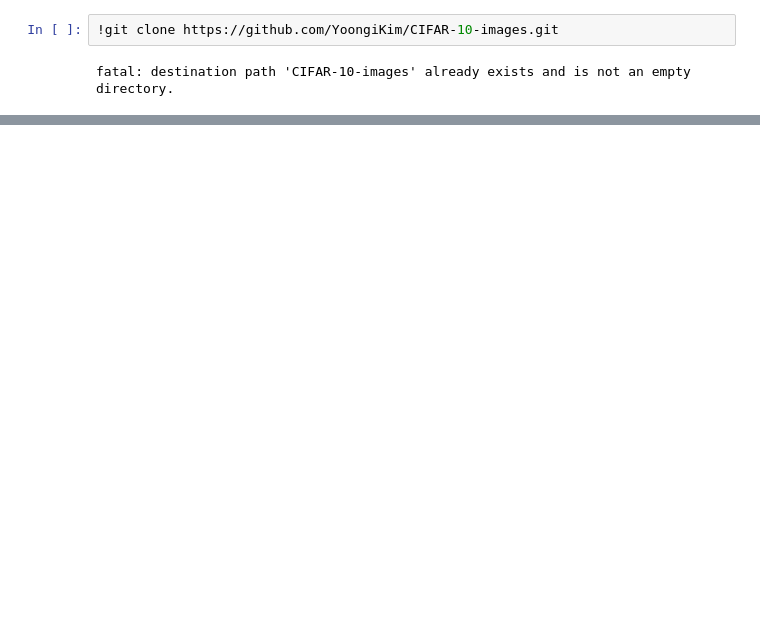
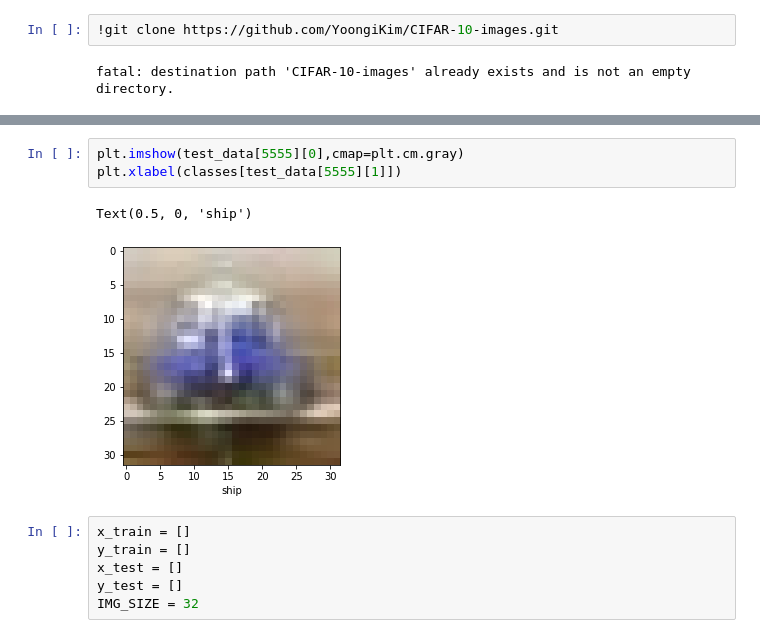
Before and after one commit to shasabbir/cvpr, a Jupyter notebook: mid_term_project.ipynb, the cells around one changed output, grey strips where cells are left out. Saved outputs shown, nothing was run; the diff lists cells and outputs as text; blank space fills up the shorter version.

```diff
--- a/mid_term_project.ipynb
+++ b/mid_term_project.ipynb
@@ -176,0 +124,12 @@ plt.plot(k_array, accuracy_array)
+# %%
+plt.imshow(test_data[5555][0],cmap=plt.cm.gray)
+plt.xlabel(classes[test_data[5555][1]])
+# %% [output]
+Text(0.5, 0, 'ship')
+[figure, added]
+# %%
+x_train = []
+y_train = []
+x_test = []
+y_test = []
+IMG_SIZE = 32
```
Also changed, not shown: parts of 35 cells of this notebook.
